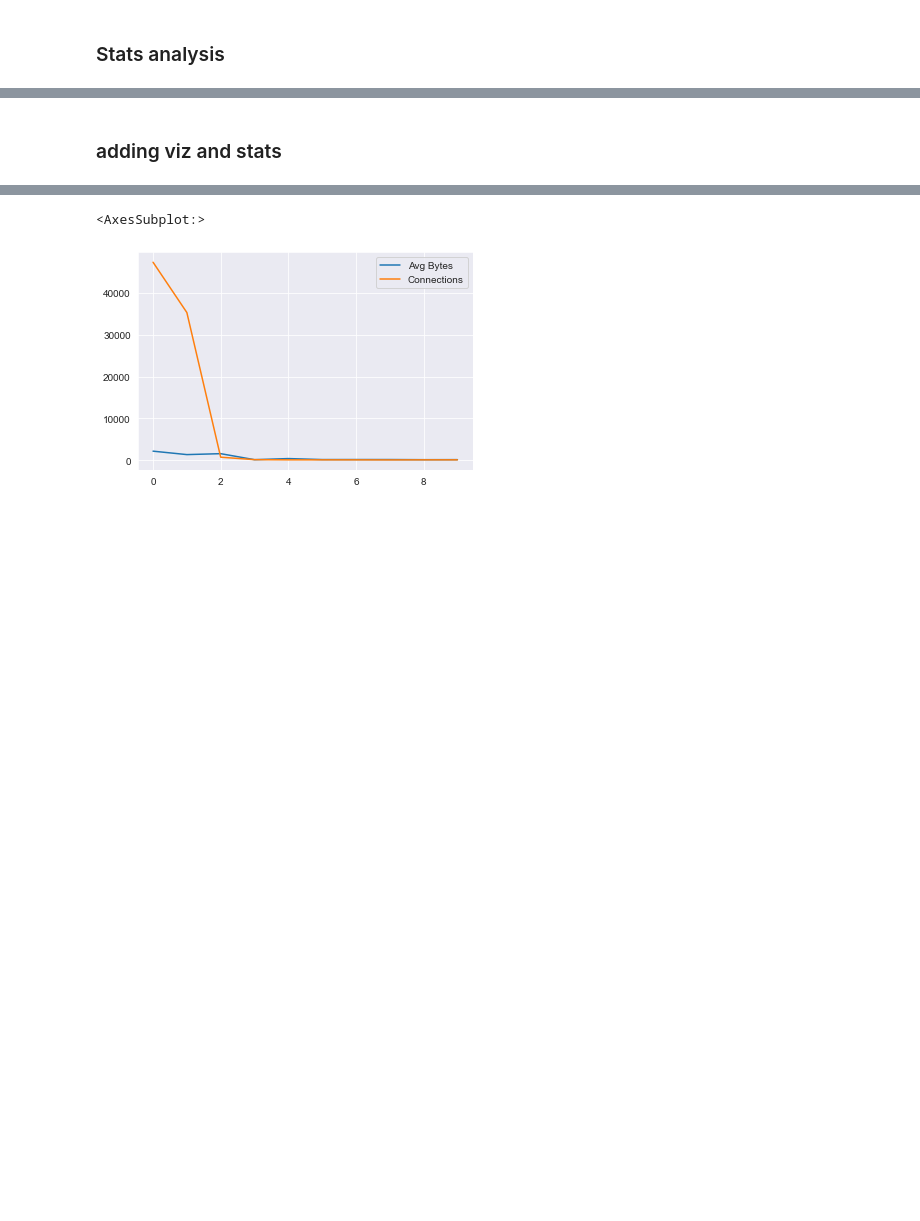
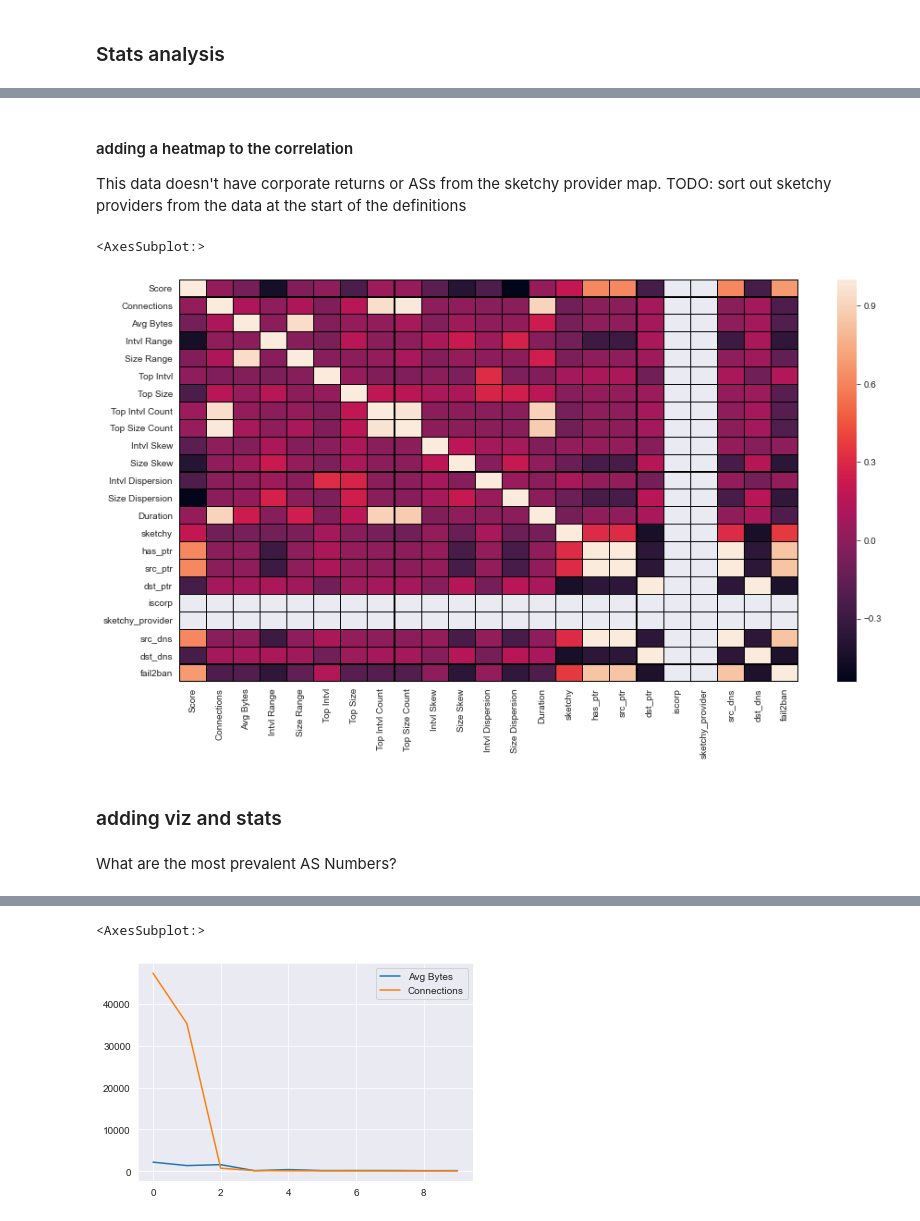
Before and after one commit to jsutch/RITA_Scripts, a Jupyter notebook: Zeek and RITA Analysis - Summary View - Scrubbed.ipynb, the cells around one changed output, grey strips where cells are left out. Drawn from its saved outputs; the diff is of its cells as text; code cells hidden in the pictures; blank space fills up the shorter version.

Commit message:
added features: src, dst to ptr and dns entries. Added fail2ban. fixed correlation heatmap

```diff
--- a/Zeek and RITA Analysis - Summary View - Scrubbed.ipynb
+++ b/Zeek and RITA Analysis - Summary View - Scrubbed.ipynb
@@ -296,5 +672,18 @@ df.corr()
+# %% [markdown]
+#### adding a heatmap to the correlation
+
+This data doesn't have corporate returns or ASs from the sketchy provider map.
+TODO: sort out sketchy providers from the data at the start of the definitions
+# %%
+fig= plt.figure(figsize=(15,8))
+sns.heatmap(df.corr(), linewidths=.1, linecolor='black')
+# %% [output]
+<AxesSubplot:>
+[figure, added]
 # %% [markdown]
 ### adding viz and stats
+# %% [markdown]
+What are the most prevalent AS Numbers?
 # %%
 df['asn'][:30].value_counts().plot(kind='bar')
 # %% [output]
```
Also changed, not shown: parts of 86 cells of this notebook, 1 other file.
